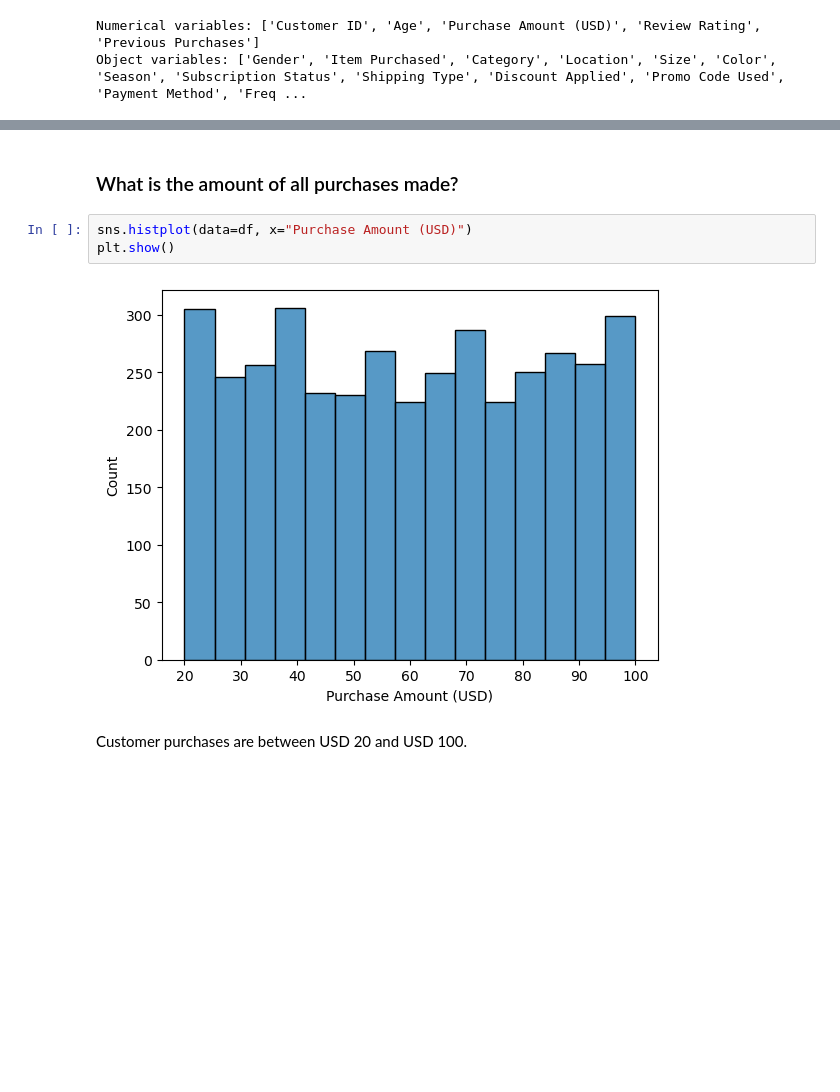
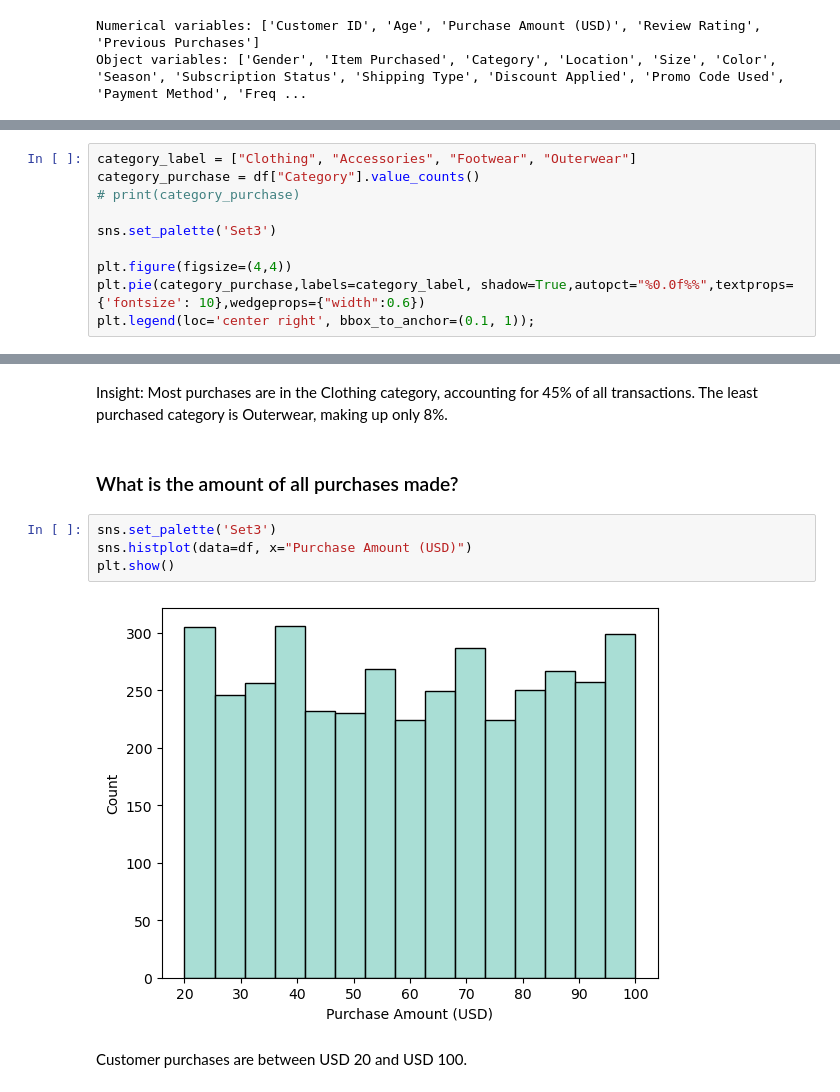
Before and after one commit to hyaesm/e-commerce-shopping-habits-eda, a Jupyter notebook: DSPT14-Individual-Project-E-Commerce-Consumer-Behavior-EDA.ipynb, the cells around one changed output, grey strips where cells are left out. Cells and saved outputs as stored; diff of their text form; blank space fills up the shorter version.

Commit message:
Modified visualizations

```diff
--- a/DSPT14-Individual-Project-E-Commerce-Consumer-Behavior-EDA.ipynb
+++ b/DSPT14-Individual-Project-E-Commerce-Consumer-Behavior-EDA.ipynb
@@ -273,0 +276,10 @@ Object variables: ['Gender', 'Item Purchased', 'Category', 'Location', 'Size', '
+# %%
+category_label = ["Clothing", "Accessories", "Footwear", "Outerwear"]
+category_purchase = df["Category"].value_counts()
+# print(category_purchase)
+
+sns.set_palette('Set3')
+
+plt.figure(figsize=(4,4))
+plt.pie(category_purchase,labels=category_label, shadow=True,autopct="%0.0f%%",textprops={'fontsize': 10},wedgeprops={"width":0.6})
+plt.legend(loc='center right', bbox_to_anchor=(0.1, 1));
@@ -274,10 +288,13 @@ Object variables: ['Gender', 'Item Purchased', 'Category', 'Location', 'Size', '
+# %% [markdown]
+Insight: Most purchases are in the Clothing category, accounting for 45% of all transactions. The least purchased category is Outerwear, making up only 8%.
 # %% [markdown]
 ### What is the amount of all purchases made?
 # %%
+sns.set_palette('Set3')
 sns.histplot(data=df, x="Purchase Amount (USD)")
 plt.show()
 # %% [output]
-[figure, old version]
+[figure, new version]
 # %% [markdown]
 Customer purchases are between USD 20 and USD 100.
 # %% [markdown]
```
Also changed, not shown: parts of 24 cells of this notebook.
